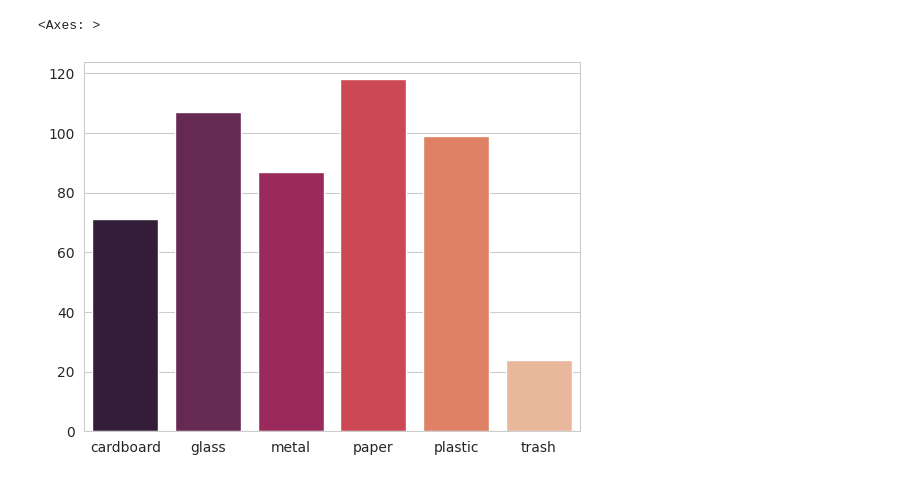
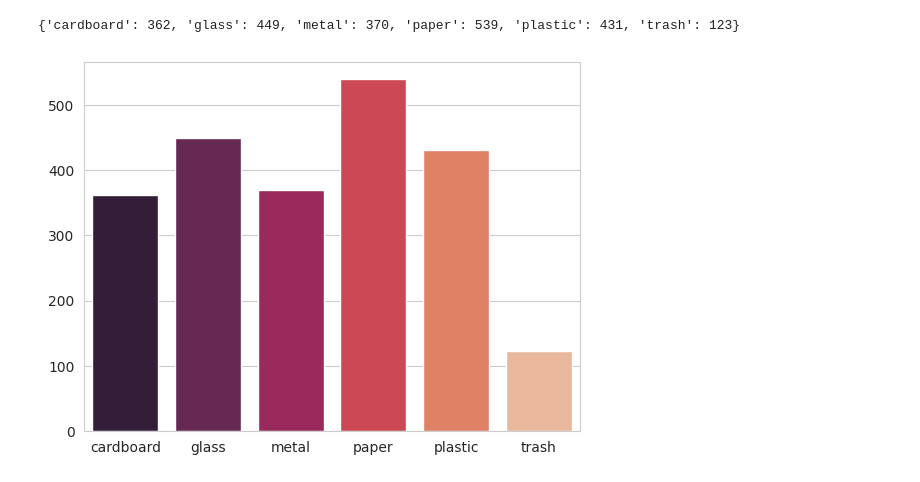
Before and after one commit to inessmatos/CAA_P1, a Jupyter notebook: description.ipynb, the cells around one changed output. Cells and saved outputs as stored; diff of their text form; code cells hidden in the pictures.

```diff
--- a/description.ipynb
+++ b/description.ipynb
@@ -18,12 +20,11 @@ for i, img_path in enumerate(random.sample(img_list_train, 9)):
 # %%
 count = {}
 for dir in os.listdir("train/"):
     count[dir] = len(glob.glob(os.path.join( "train/",dir, '*.jpg')))
-for dir in os.listdir("test/"):
-    count[dir] = len(glob.glob(os.path.join( "test/",dir, '*.jpg')))
 
 sns.set_style("whitegrid")
 sns.barplot(x=count.keys(), y=count.values(), palette="rocket", hue=count.keys())
+print(count)
 # %% [output]
-<Axes: >
+{'cardboard': 362, 'glass': 449, 'metal': 370, 'paper': 539, 'plastic': 431, 'trash': 123}
-[figure, old version]
+[figure, new version]
```
Also changed, not shown: parts of 2 cells of this notebook, 9 other files.
